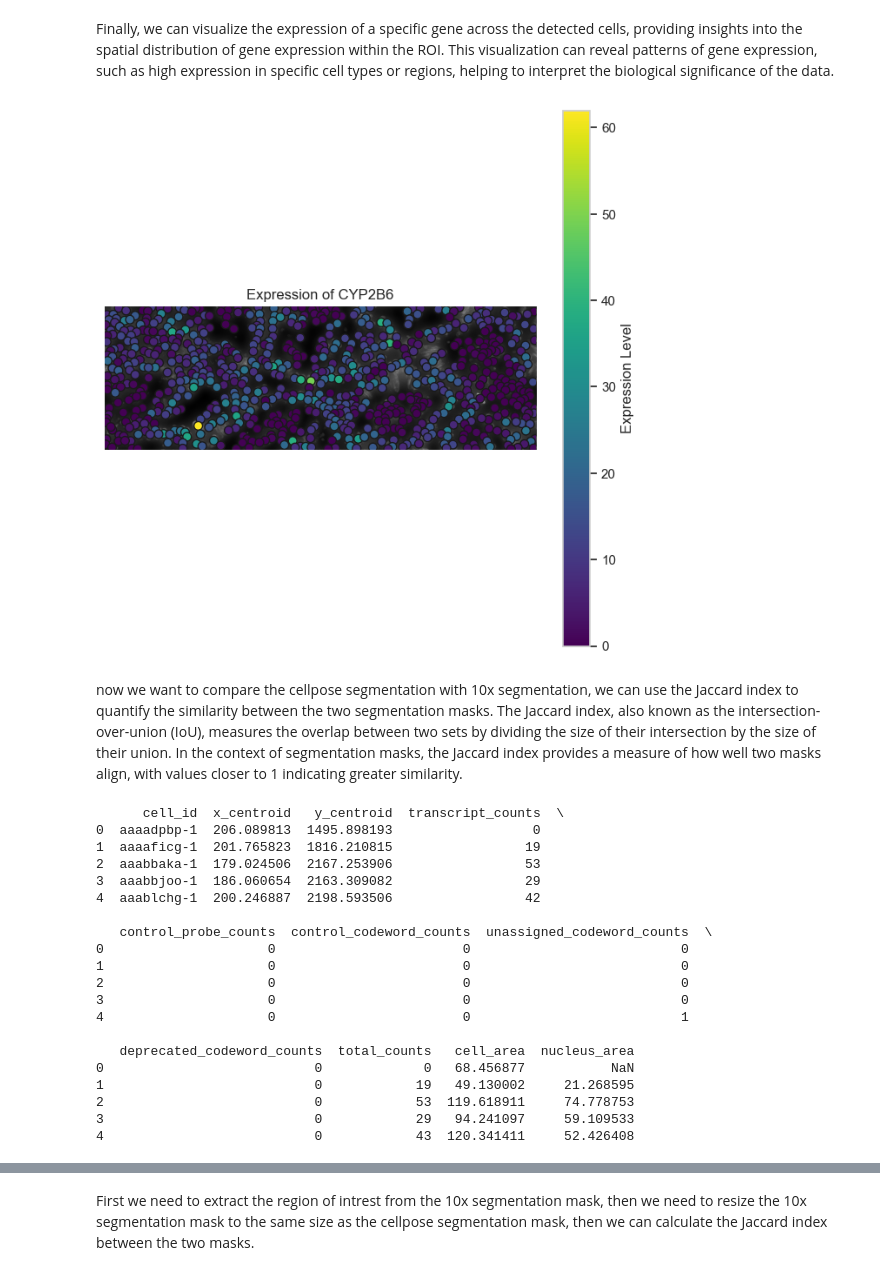
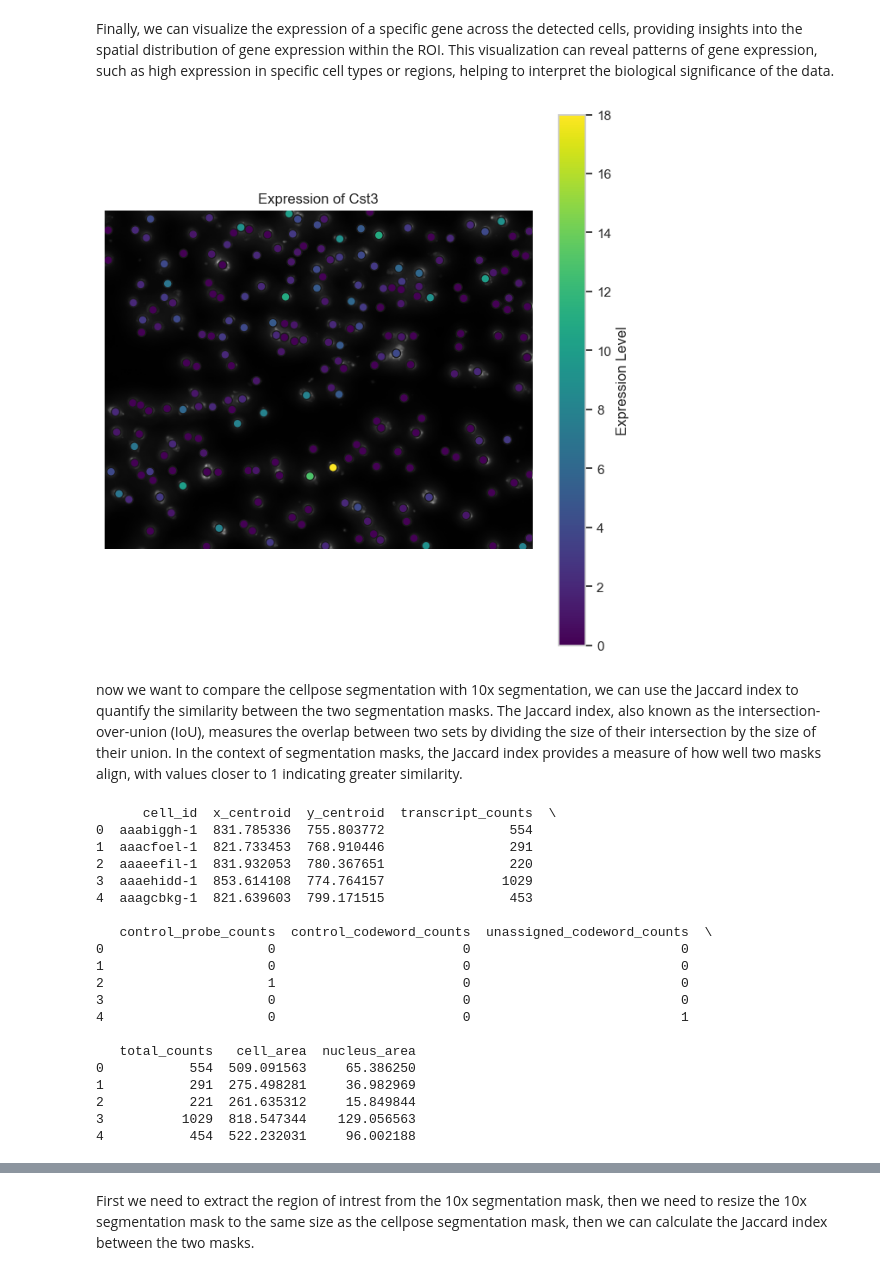
Before and after one commit to elixir-europe-training/ELIXIR-SCO-spatial-omics, a Jupyter notebook: day_1/practical_1/segmentation.ipynb, the cells around one changed output, grey strips where cells are left out. Cells and saved outputs as stored; diff of their text form; code cells hidden in the pictures.

```diff
--- a/day_1/practical_1/segmentation.ipynb
+++ b/day_1/practical_1/segmentation.ipynb
@@ -23,7 +23,7 @@ sns.set(style='whitegrid')
 # %% [markdown]
 Loading and inspecting the morphology image is a foundational step in the analysis. Understanding the image's dimensions helps guide downstream processing, including selecting channels or slices for segmentation and defining an ROI if needed.
 # %%
-image_data_path = 'data/xenium_2.0.0_io/morphology.ome.tif'
+image_data_path = 'data/Xenium_V1_FFPE_TgCRND8_17_9_months_outs/morphology.ome.tif'
 image = tifffile.imread(image_data_path)
 print(f"Image shape: {image.shape}")
 # %% [output]
@@ -57,8 +57,8 @@ with tifffile.TiffFile(image_data_path) as tif:
 # %% [markdown]
 Lets preview the transcripts data again:
 # %%
-transcriptomics_data_path = 'data/xenium_2.0.0_io/transcripts.csv'
-data = pd.read_csv(transcriptomics_data_path)
+transcriptomics_data_path = 'data/Xenium_V1_FFPE_TgCRND8_17_9_months_outs/transcripts.csv.gz'
+data = pd.read_csv(transcriptomics_data_path, compression='gzip')
 print(data.head())
 # %% [output]
      transcript_id     cell_id  overlaps_nucleus feature_name  x_location  \
@@ -351,7 +344,7 @@ plt.show()
 # %% [markdown]
 Finally, we can visualize the expression of a specific gene across the detected cells, providing insights into the spatial distribution of gene expression within the ROI. This visualization can reveal patterns of gene expression, such as high expression in specific cell types or regions, helping to interpret the biological significance of the data.
 # %%
-gene_of_interest = 'CYP2B6'
+gene_of_interest = 'Cst3'
 
 if gene_of_interest in expression_matrix.columns:
     cell_ids = expression_matrix.index.values
@@ -361,59 +354,59 @@ if gene_of_interest in expression_matrix.columns:
     from skimage.measure import regionprops
     properties = regionprops(masks)
     centroids = np.array([prop.centroid for prop in properties])
     cell_labels = np.array([prop.label for prop in properties])
 
     # Create a mapping from cell label to centroid
     centroid_dict = {label: centroid for label, centroid in zip(cell_labels, centroids)}
 
     # Get centroids for the cells in expression_matrix
     cell_centroids = np.array([centroid_dict.get(cell_id, (np.nan, np.nan)) for cell_id in cell_ids])
 
     # Plot
     plt.figure(figsize=(8, 8))
     plt.imshow(roi_image, cmap='gray')
     plt.scatter(
         cell_centroids[:, 1],  # x-coordinates
         cell_centroids[:, 0],  # y-coordinates
         c=expression_values,
         cmap='viridis',
         s=50,
         edgecolors='k',
         label=f'Expression of {gene_of_interest}'
     )
     plt.title(f'Expression of {gene_of_interest}')
     plt.axis('off')
     plt.colorbar(label='Expression Level')
     plt.show()
 else:
     print(f"{gene_of_interest} not found in expression matrix.")
 # %% [output]
-[figure, old version]
+[figure, new version]
 # %% [markdown]
 now we want to compare the cellpose segmentation with 10x segmentation, we can use the Jaccard index to quantify the similarity between the two segmentation masks. The Jaccard index, also known as the intersection-over-union (IoU), measures the overlap between two sets by dividing the size of their intersection by the size of their union. In the context of segmentation masks, the Jaccard index provides a measure of how well two masks align, with values closer to 1 indicating greater similarity.
 # %%
-cells_data_path = 'data/xenium_2.0.0_io/cells.csv'
+cells_data_path = 'data/Xenium_V1_FFPE_TgCRND8_17_9_months_outs/cells.csv'
 cells_data = pd.read_csv(cells_data_path)
 print(cells_data.head())
 # %% [output]
-      cell_id  x_centroid   y_centroid  transcript_counts  \
-0  aaaadpbp-1  206.089813  1495.898193                  0
-1  aaaaficg-1  201.765823  1816.210815                 19
-2  aaabbaka-1  179.024506  2167.253906                 53
-3  aaabbjoo-1  186.060654  2163.309082                 29
-4  aaablchg-1  200.246887  2198.593506                 42
+      cell_id  x_centroid  y_centroid  transcript_counts  \
+0  aaabiggh-1  831.785336  755.803772                554
+1  aaacfoel-1  821.733453  768.910446                291
+2  aaaeefil-1  831.932053  780.367651                220
+3  aaaehidd-1  853.614108  774.764157               1029
+4  aaagcbkg-1  821.639603  799.171515                453
 
    control_probe_counts  control_codeword_counts  unassigned_codeword_counts  \
 0                     0                        0                           0
 1                     0                        0                           0
-2                     0                        0                           0
+2                     1                        0                           0
 3                     0                        0                           0
 4                     0                        0                           1
 
-   deprecated_codeword_counts  total_counts   cell_area  nucleus_area
-0                           0             0   68.456877           NaN
-1                           0            19   49.130002     21.268595
-2                           0            53  119.618911     74.778753
-3                           0            29   94.241097     59.109533
-4                           0            43  120.341411     52.426408
+   total_counts   cell_area  nucleus_area
+0           554  509.091563     65.386250
+1           291  275.498281     36.982969
+2           221  261.635312     15.849844
+3          1029  818.547344    129.056563
+4           454  522.232031     96.002188
 # %%
```
Also changed, not shown: parts of 23 cells of this notebook.
